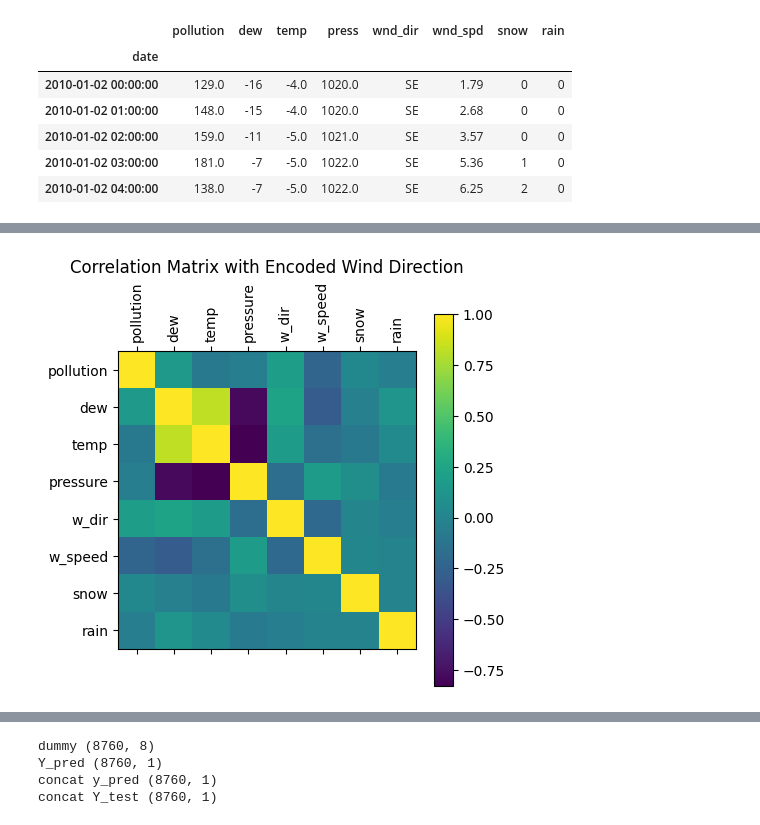
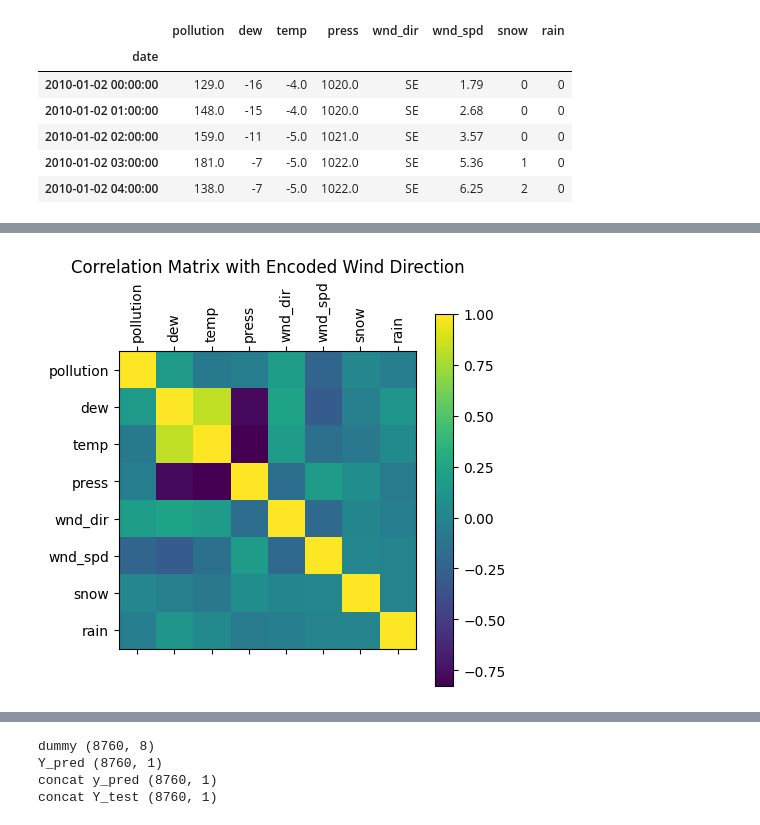
Before and after one commit to arnavaj23/Multivariate_timeseries_forecasting, a Jupyter notebook: LSTM/AirPollution/AirPollutionMultivariate.ipynb, the cells around one changed output, grey strips where cells are left out. Cells and saved outputs as stored; diff of their text form; code cells hidden in the pictures.

```diff
--- a/LSTM/AirPollution/AirPollutionMultivariate.ipynb
+++ b/LSTM/AirPollution/AirPollutionMultivariate.ipynb
@@ -88,17 +96,17 @@ df
 # %%
 from sklearn.preprocessing import LabelEncoder
 
 df_encoded = df.copy()
-df_encoded['w_dir'] = LabelEncoder().fit_transform(df_encoded['w_dir'])
+df_encoded['wnd_dir'] = LabelEncoder().fit_transform(df_encoded['wnd_dir'])
 
 plt.matshow(df_encoded.corr())
 plt.xticks(range(len(df_encoded.columns)), df_encoded.columns, rotation=90)
 plt.yticks(range(len(df_encoded.columns)), df_encoded.columns)
 plt.colorbar()
 plt.title("Correlation Matrix with Encoded Wind Direction")
 plt.show()
 # %% [output]
-[figure, old version]
+[figure, new version]
 # %%
 from sklearn.preprocessing import LabelEncoder
 
```
Also changed, not shown: parts of 16 cells of this notebook.
